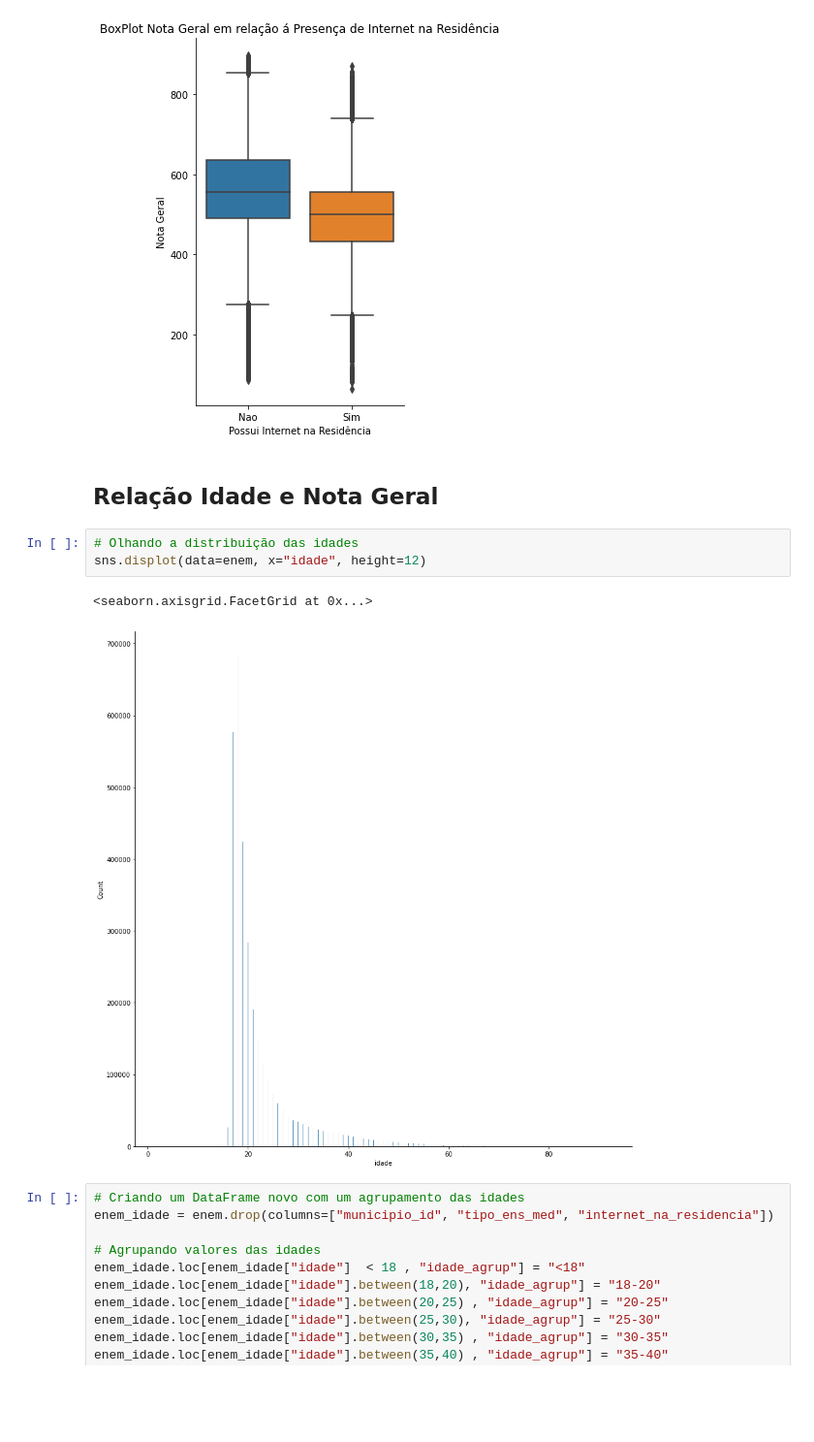
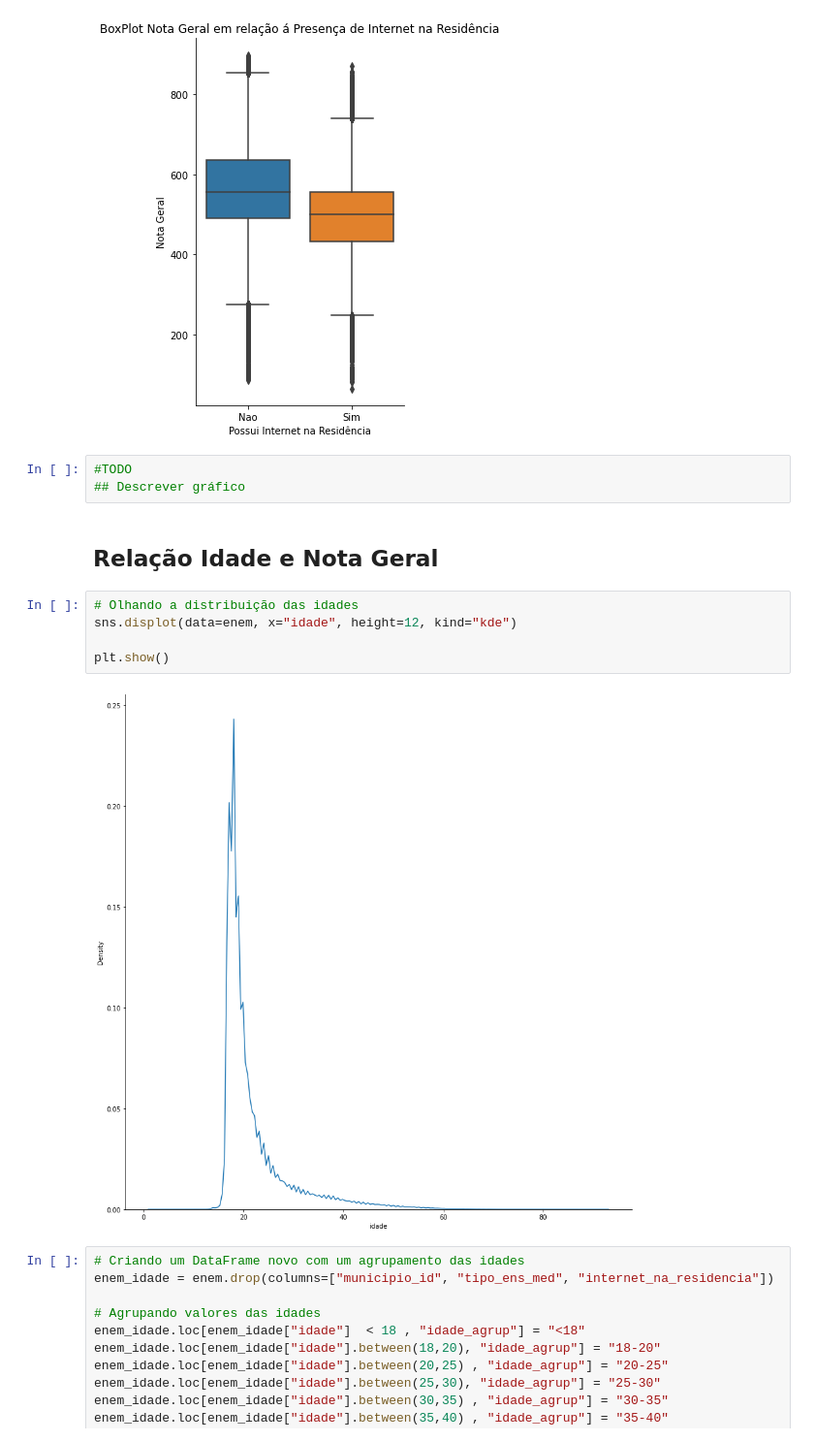
Before and after one commit to RenanGroot/Analise-Exploratoria-ENEM2019, a Jupyter notebook: Análise Exploratória - ENEM 2019.ipynb, the cells around one changed output. Shown at 97% size. Saved outputs shown, nothing was run; the diff lists cells and outputs as text; blank space fills up the shorter version.

```diff
--- a/Análise Exploratória - ENEM 2019.ipynb
+++ b/Análise Exploratória - ENEM 2019.ipynb
@@ -350,14 +350,18 @@ cat_int.set(title="BoxPlot Nota Geral em relação á Presença de Internet na R
 plt.show()
 # %% [output]
 [figure]
+# %%
+#TODO
+## Descrever gráfico
 # %% [markdown]
 ## Relação Idade e Nota Geral
 # %%
 # Olhando a distribuição das idades
-sns.displot(data=enem, x="idade", height=12)
+sns.displot(data=enem, x="idade", height=12, kind="kde")
+
+plt.show()
 # %% [output]
-<seaborn.axisgrid.FacetGrid at 0x...>
-[figure, old version]
+[figure, new version]
 # %%
 # Criando um DataFrame novo com um agrupamento das idades
 enem_idade = enem.drop(columns=["municipio_id", "tipo_ens_med", "internet_na_residencia"])
```
Also changed, not shown: parts of 10 cells of this notebook.
